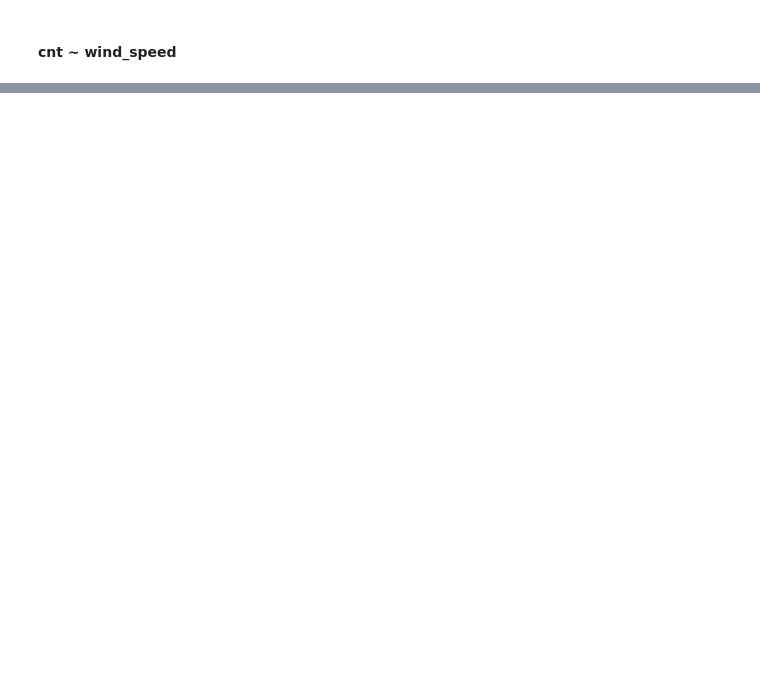
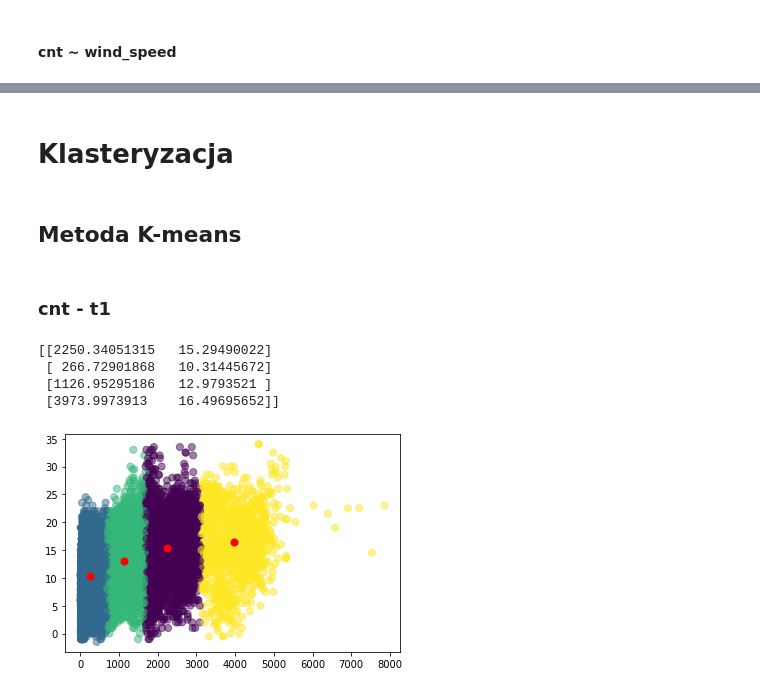
Before and after one commit to hubert-mazur/bike_sharing_data_exploration, a Jupyter notebook: project.ipynb, the cells around one changed output, grey strips where cells are left out. Cells and saved outputs as stored; diff of their text form; code cells hidden in the pictures; blank space fills up the shorter version.

Commit message:
Added KMeans clustering

```diff
--- a/project.ipynb
+++ b/project.ipynb
@@ -514 +472,31 @@ See the caveats in the documentation: https://pandas.pydata.org/pandas-docs/stab
 [figure]
+# %% [markdown]
+# Klasteryzacja
+# %% [markdown]
+## Metoda K-means
+# %%
+from sklearn.cluster import KMeans
+
+def kmeans_clustering(col1, col2, clustersCount):
+  dataset_cnt_t1 = dataset[[col1, col2]]
+
+  # Default:
+  # n_init = 10 - Number of time the k-means algorithm will be run with different centroid seeds
+  # max_iter = 300 - Maximum number of iterations of the k-means algorithm for a single run.
+  kmeans = KMeans(n_clusters=clustersCount).fit(dataset_cnt_t1)
+  centers = kmeans.cluster_centers_
+  print(centers)
+
+  plt.scatter(dataset_cnt_t1[col1], dataset_cnt_t1[col2], c= kmeans.labels_.astype(float), s=50, alpha=0.5)
+  plt.scatter(centers[:, 0], centers[:, 1], c='red', s=50)
+  plt.show()
+# %% [markdown]
+### cnt - t1
+# %%
+kmeans_clustering('cnt', 't1', 4)
+# %% [output]
+[[2250.34051315   15.29490022]
+ [ 266.72901868   10.31445672]
+ [1126.95295186   12.9793521 ]
+ [3973.9973913    16.49695652]]
+[figure, added]
```
Also changed, not shown: parts of 9 cells of this notebook.
